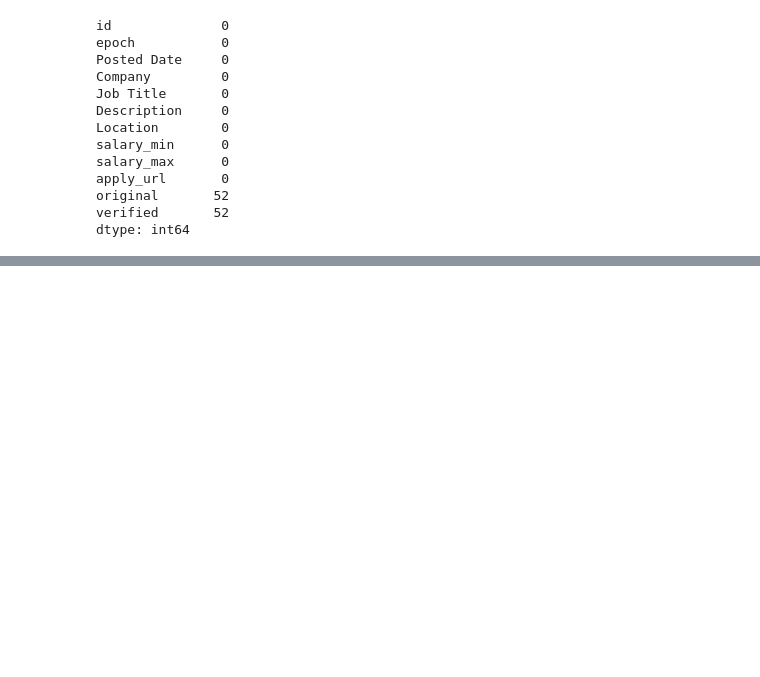
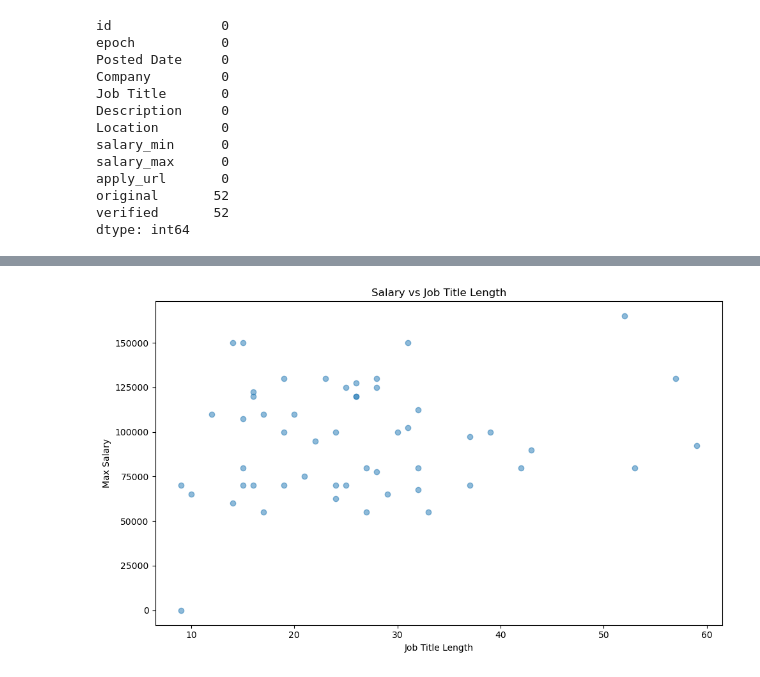
Before and after one commit to BorislavNedev/job-market-analysis, a Jupyter notebook: notebooks/eda.ipynb, the cells around one changed output, grey strips where cells are left out. Saved outputs shown, nothing was run; the diff lists cells and outputs as text; code cells hidden in the pictures; blank space fills up the shorter version.

```diff
--- a/notebooks/eda.ipynb
+++ b/notebooks/eda.ipynb
@@ -115,0 +130,15 @@ Passing `palette` without assigning `hue` is deprecated and will be removed in v
+# %%
+# -----------------------------------------------
+# 📊 Top 10 most common locations
+# -----------------------------------------------
+df["title_length"] = df["Job Title"].str.len()
+
+plt.figure(figsize=(10, 6))
+plt.scatter(df["title_length"], df["salary_max"], alpha=0.5)
+plt.xlabel("Job Title Length")
+plt.ylabel("Max Salary")
+plt.title("Salary vs Job Title Length")
+plt.tight_layout()
+plt.show()
+# %% [output]
+[figure, added]
```
Also changed, not shown: parts of 6 cells of this notebook.
